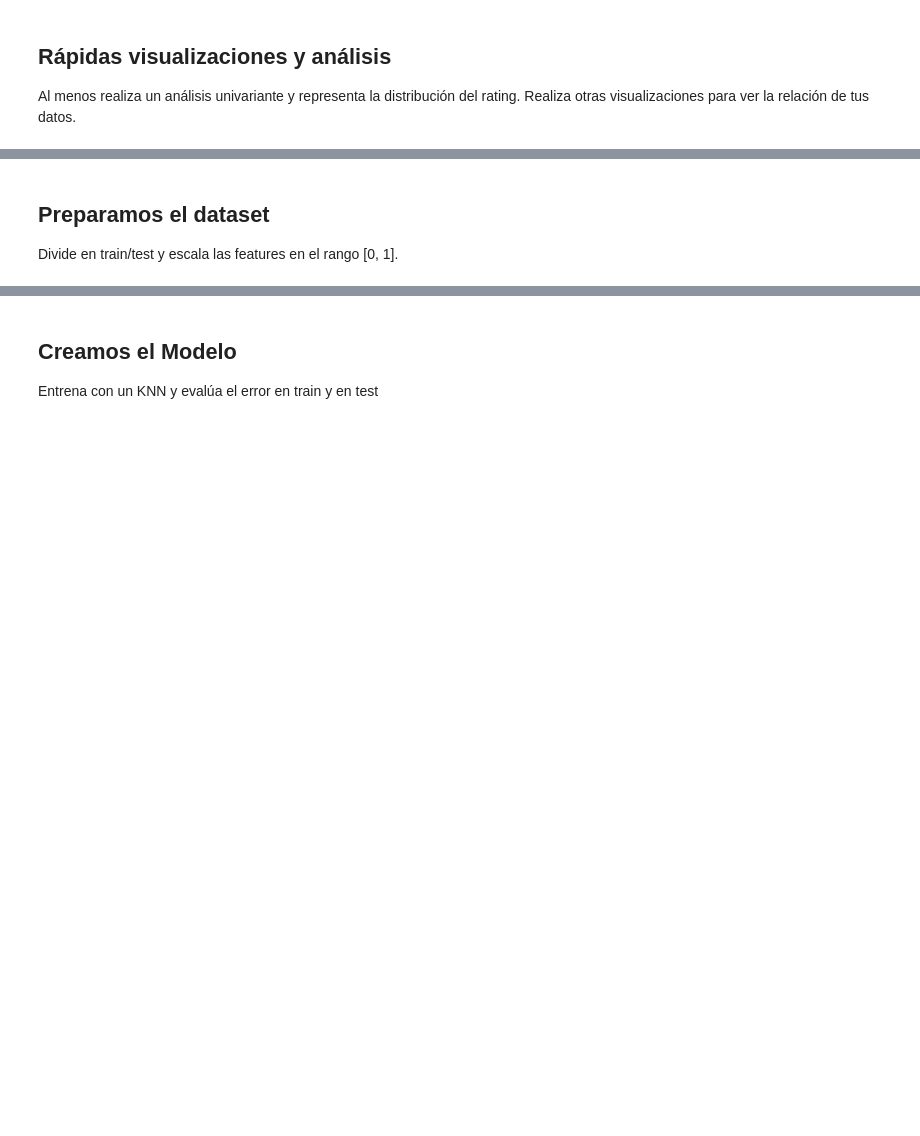
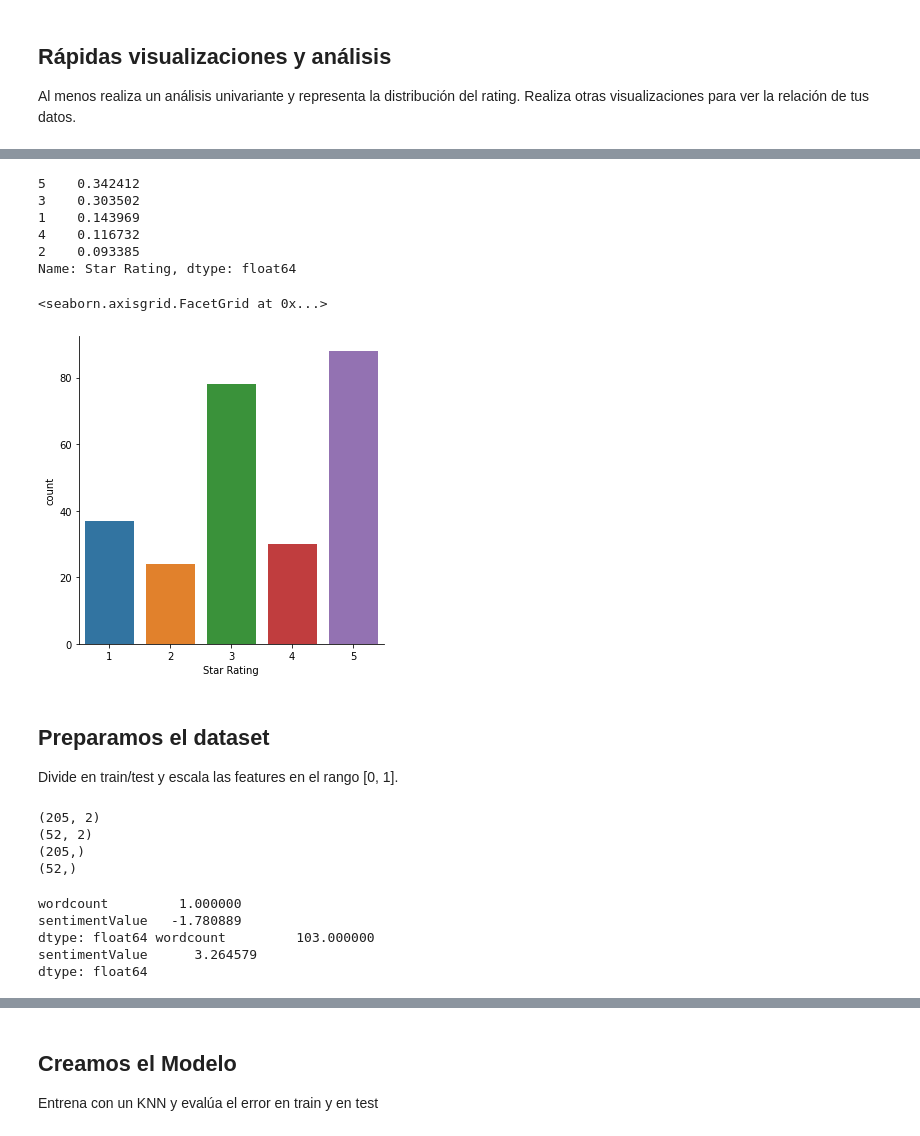
Before and after one commit to MNievas12/2304_dsft_thebridge, a Jupyter notebook: 3-Machine_Learning/1-Supervisado/3-RegorClass/7-KNN/ejercicios/Ejercicio_k-NearestNeighbor.ipynb, the cells around one changed output, grey strips where cells are left out. Drawn from its saved outputs; the diff is of its cells as text; code cells hidden in the pictures; blank space fills up the shorter version.

```diff
--- a/3-Machine_Learning/1-Supervisado/3-RegorClass/7-KNN/ejercicios/Ejercicio_k-NearestNeighbor.ipynb
+++ b/3-Machine_Learning/1-Supervisado/3-RegorClass/7-KNN/ejercicios/Ejercicio_k-NearestNeighbor.ipynb
@@ -24,3 +74,17 @@ Al menos realiza un análisis univariante y representa la distribución del rati
+# %%
+df['Star Rating'].value_counts(normalize=True)
+# %% [output]
+5    0.342412
+3    0.303502
+1    0.143969
+4    0.116732
+2    0.093385
+Name: Star Rating, dtype: float64
+# %%
+sns.catplot(x="Star Rating", data=df, kind='count')
+# %% [output]
+<seaborn.axisgrid.FacetGrid at 0x...>
+[figure, added]
 # %% [markdown]
 ## Preparamos el dataset
 Divide en train/test y escala las features en el rango [0, 1].
@@ -26,0 +98,10 @@ Divide en train/test y escala las features en el rango [0, 1].
+# %%
+print(X_train.shape)
+print(X_test.shape)
+print(y_train.shape)
+print(y_test.shape)
+# %% [output]
+(205, 2)
+(52, 2)
+(205,)
+(52,)
@@ -26,0 +115,8 @@ Divide en train/test y escala las features en el rango [0, 1].
+# %%
+print(X_train.min(), X_train.max())
+# %% [output]
+wordcount         1.000000
+sentimentValue   -1.780889
+dtype: float64 wordcount         103.000000
+sentimentValue      3.264579
+dtype: float64
```
Also changed, not shown: parts of 34 cells of this notebook, 1 other file.
